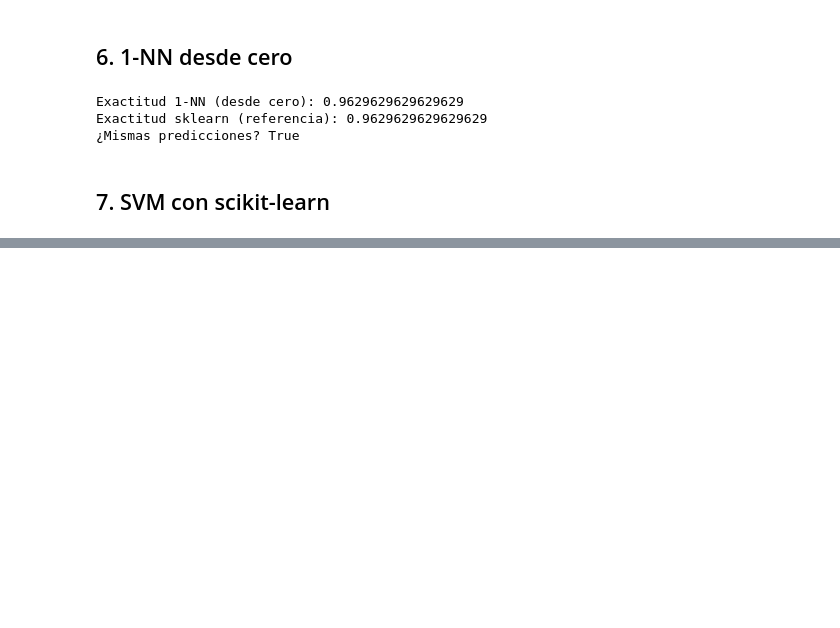
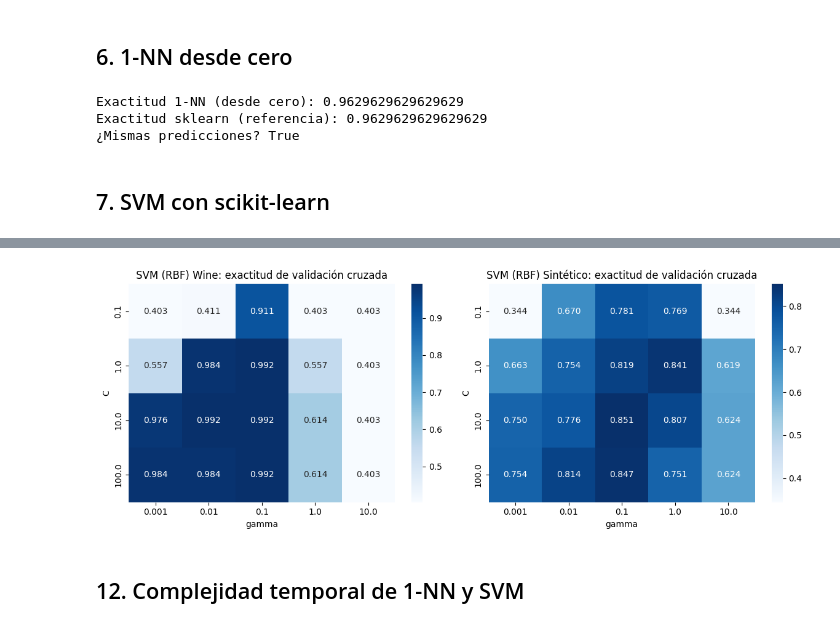
Before and after one commit to paolamrk/Practica3_MachineLearning, a Jupyter notebook: practica_clasificadores_integrante_2.ipynb, the cells around one changed output, grey strips where cells are left out. Cells and saved outputs as stored; diff of their text form; code cells hidden in the pictures; blank space fills up the shorter version.

```diff
--- a/practica_clasificadores_integrante_2.ipynb
+++ b/practica_clasificadores_integrante_2.ipynb
@@ -1028,0 +609,20 @@ display(
+# %%
+# ==========================================
+# CELDA 19: RECALL POR CLASE (1-NN Y SVM, HOLD OUT)
+# ==========================================
+
+experimentos = {
+    ("Wine", "1-NN"):      (OneNN(), X_train_esc,  y_train,  X_test_esc,  y_test),
+    ("Wine", "SVM"):       (SVC(),   X_train_esc,  y_train,  X_test_esc,  y_test),
+    ("Sintético", "1-NN"): (OneNN(), Xs_train_esc, ys_train, Xs_test_esc, ys_test),
+    ("Sintético", "SVM"):  (SVC(),   Xs_train_esc, ys_train, Xs_test_esc, ys_test),
+}
+
+filas_recall = []
+for (ds, nombre), (modelo, Xtr, ytr, Xte, yte) in experimentos.items():
+    pred = modelo.fit(Xtr, ytr).predict(Xte)
+    r = recall_score(yte, pred, average=None)
+    filas_recall.append({"Dataset": ds, "Modelo": nombre,
+                         "Clase 0": r[0], "Clase 1": r[1], "Clase 2": r[2]})
+
+display(pd.DataFrame(filas_recall).round(4))
@@ -1028,0 +969,30 @@ display(
+# %%
+# ==========================================
+# CELDA 27: MAPA DE CALOR DE SVM SEGÚN C Y GAMMA (KERNEL RBF)
+# ==========================================
+
+C_vals     = [0.1, 1, 10, 100]
+gamma_vals = [0.001, 0.01, 0.1, 1, 10]
+
+fig, axes = plt.subplots(1, 2, figsize=(12, 4.5))
+for ax, (nombre, Xtr, ytr) in zip(axes, [("Wine", X_train, y_train),
+                                          ("Sintético", Xs_train, ys_train)]):
+    pipe = Pipeline([("scaler", StandardScaler()), ("svm", SVC(kernel="rbf"))])
+    gs = GridSearchCV(pipe, {"svm__C": C_vals, "svm__gamma": gamma_vals},
+                      cv=StratifiedKFold(5, shuffle=True, random_state=SEMILLA),
+                      scoring="accuracy", n_jobs=-1).fit(Xtr, ytr)
+    res = pd.DataFrame(gs.cv_results_)
+    tabla = res.pivot_table(index="param_svm__C", columns="param_svm__gamma",
+                            values="mean_test_score", aggfunc="mean")
+    tabla.index, tabla.columns = tabla.index.astype(float), tabla.columns.astype(float)
+    sns.heatmap(tabla.sort_index().sort_index(axis=1), annot=True, fmt=".3f",
+                cmap="Blues", ax=ax)
+    ax.set_title(f"SVM (RBF) {nombre}: exactitud de validación cruzada")
+    ax.set_xlabel("gamma"); ax.set_ylabel("C")
+
+plt.tight_layout()
+plt.show()
+# %% [output]
+[figure, added]
+# %% [markdown]
+## 12. Complejidad temporal de 1-NN y SVM
```
Also changed, not shown: parts of 63 cells of this notebook.
